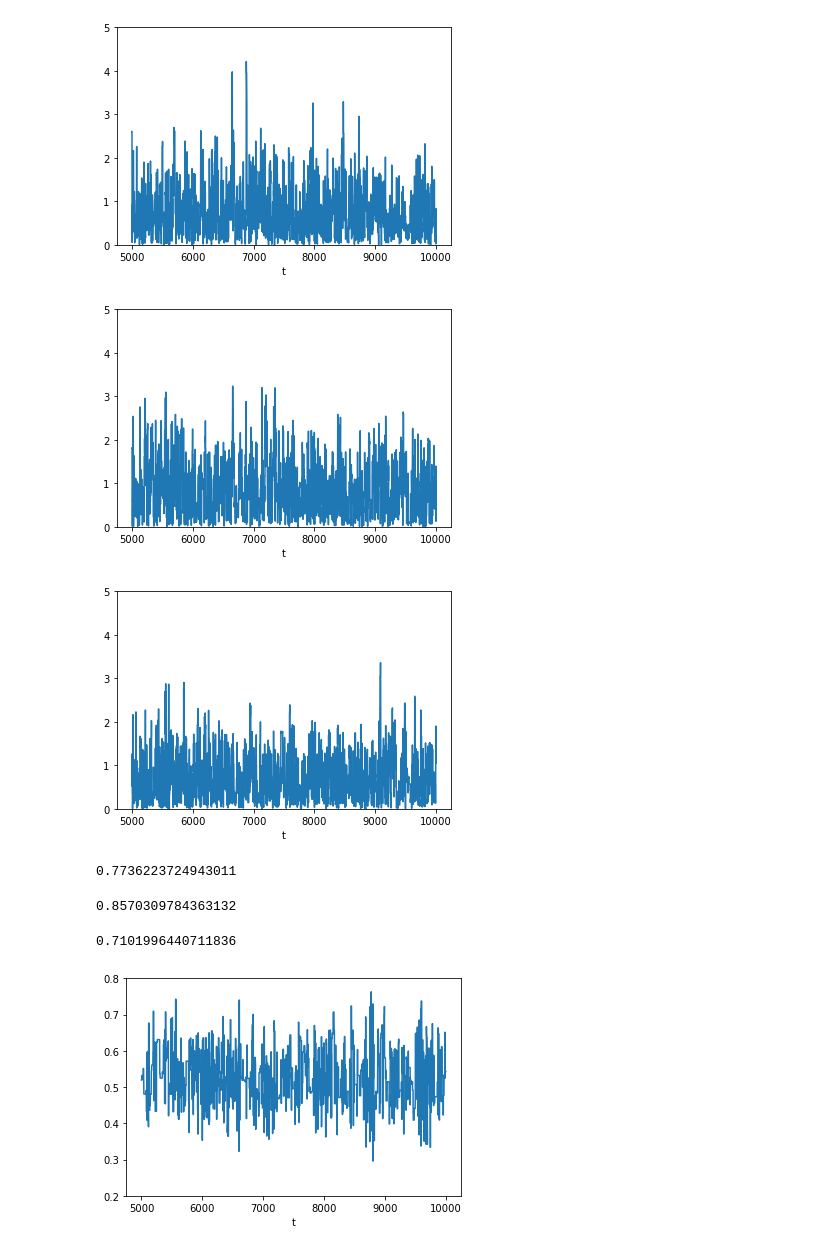
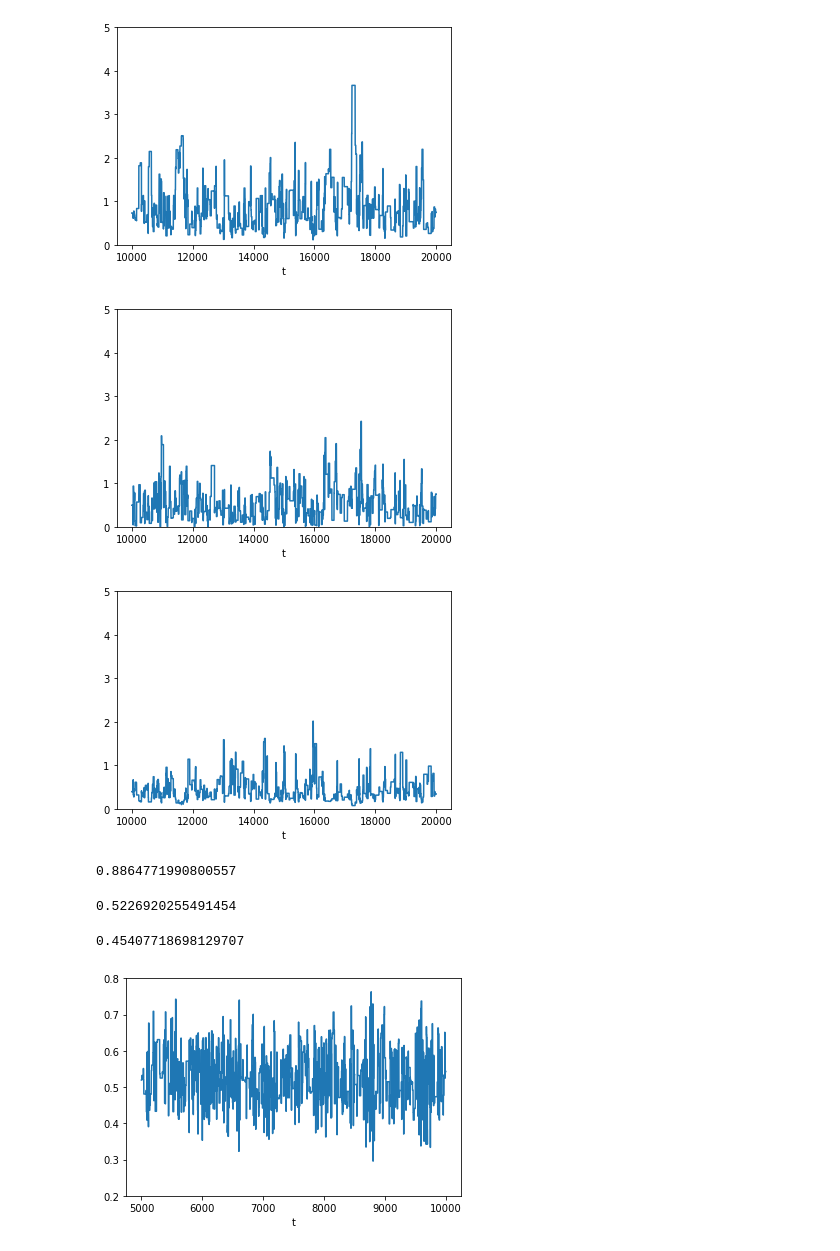
Before and after one commit to meowliono/compositeILM, a Jupyter notebook: compositeILM/plot.ipynb, the cells around one changed output. Drawn from its saved outputs; the diff is of its cells as text; code cells hidden in the pictures.

```diff
--- a/compositeILM/plot.ipynb
+++ b/compositeILM/plot.ipynb
@@ -162,45 +160,45 @@ samples_a0 = samples["a0"]
 samples_a1 = samples["a1"]
 samples_n1 = samples["n1"]
 # %%
-times = range(4999,10000)
-plt.plot(times, samples_a0[4999:10000])
+times = range(9999,20000)
+plt.plot(times, samples_a0[9999:20000])
 plt.ylim(0, 5)
 plt.xlabel("t")
 plt.ylabel("")
 plt.show()
 #plt.savefig("mixturemodel_beta11")
 # %% [output]
-[figure, old version]
+[figure, new version]
 # %%
-times = range(4999,10000)
-plt.plot(times, samples_a1[4999:10000])
+times = range(9999,20000)
+plt.plot(times, samples_a1[9999:20000])
 plt.ylim(0, 5)
 plt.xlabel("t")
 plt.ylabel("")
 plt.show()
 # %% [output]
-[figure, old version]
+[figure, new version]
 # %%
-times = range(4999,10000)
-plt.plot(times, samples_n1[4999:10000])
+times = range(9999,20000)
+plt.plot(times, samples_n1[9999:20000])
 plt.ylim(0, 5)
 plt.xlabel("t")
 plt.ylabel("")
 plt.show()
 # %% [output]
-[figure, old version]
+[figure, new version]
 # %%
-np.mean(samples_a0[4999:10000])
+np.mean(samples_a0[9999:20000])
 # %% [output]
-0.7736223724943011
+0.8864771990800557
 # %%
-np.mean(samples_a1[4999:10000])
+np.mean(samples_a1[9999:20000])
 # %% [output]
-0.8570309784363132
+0.5226920255491454
 # %%
-np.mean(samples_n1[4999:10000])
+np.mean(samples_n1[9999:20000])
 # %% [output]
-0.7101996440711836
+0.45407718698129707
 # %%
 a0 = pd.read_csv('samples_a0.csv')
 # %%
```
Also changed, not shown: parts of 33 cells of this notebook, 13 other files.
